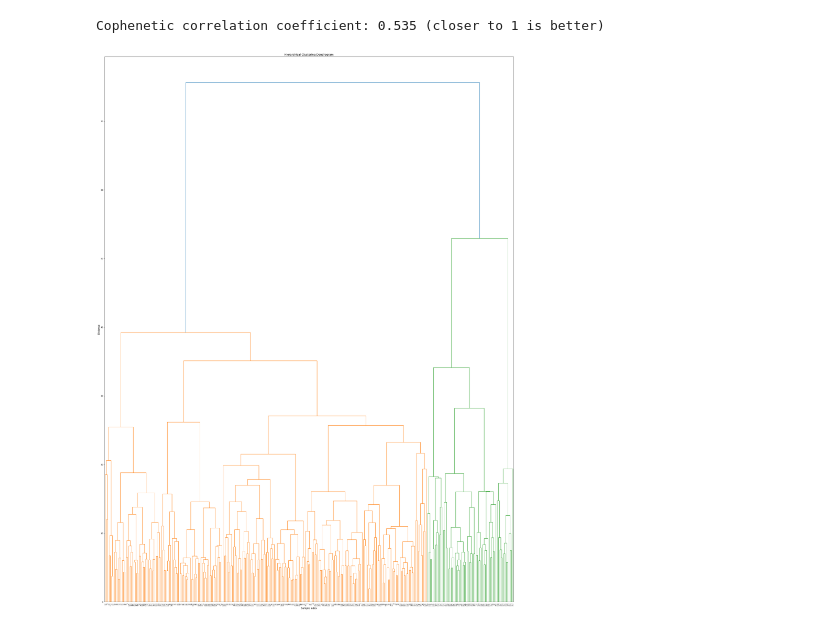
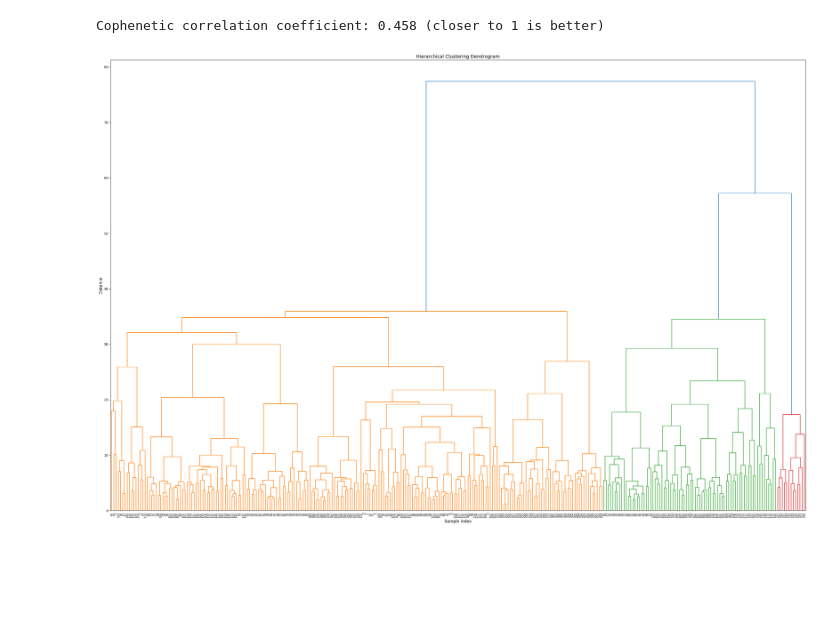
Before and after one commit to MrMustii/CDA_Case2, a Jupyter notebook: explore.ipynb, the cells around one changed output. Drawn from its saved outputs; the diff is of its cells as text; code cells hidden in the pictures; blank space fills up the shorter version.

```diff
--- a/explore.ipynb
+++ b/explore.ipynb
@@ -81,18 +84,12 @@ for col in hr_data.columns:
 # Get the last element of the string in the column "Phase" and "Round" and make it int
 hr_data['Round'] = hr_data['Round'].apply(lambda x: int(x.split('_')[-1]))
 hr_data['Phase'] = hr_data['Phase'].apply(lambda x: int(x[-1]))
-to_drop = ['Round', 'Phase', 'Individual', 'original_ID', 'raw_data_path','Cohort', 'Team_ID']
-hr_data_c = hr_data.copy()
+to_drop = ["Team_ID",'Round', 'Phase', 'original_ID', 'raw_data_path']
 
 hr_data_with_dummies = hr_data.drop(to_drop, axis=1)
 
 # One hot encoding for the string columns
-hr_data_with_dummies = pd.get_dummies(hr_data_with_dummies, columns=[ 'Puzzler'], dtype=np.int8)
-
-hr_data_c = hr_data_c.drop(columns=["raw_data_path","original_ID"], axis=1)
-hr_data_c = hr_data_c.iloc[:, 1:]
-
-hr_data_c = pd.get_dummies(hr_data_c, columns=['Cohort', 'Team_ID'], dtype=np.int8)
+hr_data_with_dummies = pd.get_dummies(hr_data_with_dummies, columns=[ 'Puzzler',"Cohort"], dtype=np.int8)
 # hr_data_with_dummies.info()
 
 # Keep all columns except the first column (participant ID) the raw data path column
@@ -103,11 +100,6 @@ hr_data_with_dummies = hr_data_with_dummies.iloc[:, 1:]
 print("After there are na values in the data: ", hr_data.isna().sum().sum())
 print("After the missing values are in the following columns: ", hr_data.isna().sum()[hr_data.isna().sum() > 0].index.tolist())
 print("After the missing values are in the following rows: ", hr_data[hr_data.isna().sum(axis=1) > 0].index.tolist())
-
-# numpy_data = hr_data_with_dummies.to_numpy()
-
-
-print(hr_data.columns)
 # %% [output]
 There are na values in the data:  9
 The missing values are in the following columns:  ['EDA_TD_P_RT', 'EDA_TD_P_ReT', 'inspired', 'attentive', 'afraid', 'active', 'determined']
@@ -179,18 +237,15 @@ EDA_TD_T_Mean and EDA_TD_T_AUC: 0.994
 TEMP_TD_Mean and TEMP_TD_Max: 0.994
 TEMP_TD_Median and TEMP_TD_Max: 0.992
 # %%
-# Normalize the data
-numpy_data = StandardScaler().fit_transform(numpy_data)
-
 #### Silhouette analysis ####
 cluster_range = range(2, 61)
 results = []
 s_scores = []
 for n_clusters in tqdm.tqdm(cluster_range):
     clusterer = KMeans(n_clusters=n_clusters, random_state=RANDOM)
-    cluster_labels = clusterer.fit_predict(numpy_data)
-    silhouette_avg = silhouette_score(numpy_data, cluster_labels)
-    silhouette_vals = silhouette_samples(numpy_data, cluster_labels)
+    cluster_labels = clusterer.fit_predict(scaled_data)
+    silhouette_avg = silhouette_score(scaled_data, cluster_labels)
+    silhouette_vals = silhouette_samples(scaled_data, cluster_labels)
 
     # Store results
     results.append({
@@ -274,8 +329,7 @@ Choice 1, using the maximum average silhouette: 2 with a value of 0.325635601199
 Choice 2, using the rule that all clusters have average s(i) > overall average:  2
 # %%
 #### Gap statistic ####
-g, u, w_ks = gap_statistic(cluster_range, numpy_data)
-
+g, u, w_ks = gap_statistic(cluster_range, scaled_data)
 s = np.std(np.log(u), axis=1) * np.sqrt(1 + 1 / 20)
 
 # Calculate best_k according to the Gap Statistic criterion
@@ -358,9 +412,9 @@ for i, n_components in enumerate(tqdm.tqdm(n_components_range)):
                               random_state=RANDOM)
 
     # Fit once and use the same model for both metrics
-    gaussMix.fit(numpy_data)
-    BIC[i] = gaussMix.bic(numpy_data)
-    AIC[i] = gaussMix.aic(numpy_data)
+    gaussMix.fit(scaled_data)
+    BIC[i] = gaussMix.bic(scaled_data)
+    AIC[i] = gaussMix.aic(scaled_data)
 
 # Plotting
 plt.figure(figsize=(10, 10))
@@ -390,35 +444,35 @@ Optimal number of components (AIC): 2
 # %%
 #### Hierarchical clustering ####
 
 # Parameters for clustering
 d_sample = 'euclidean'  # Sample distance metric
 d_group = 'ward'  # Linkage method
-N_leafs = numpy_data.shape[0]
+N_leafs = scaled_data.shape[0]
 
 # Perform hierarchical clustering
-Z = linkage(numpy_data, method=d_group, metric=d_sample, optimal_ordering=True)
+Z = linkage(scaled_data, method=d_group, metric=d_sample, optimal_ordering=True)
 
 # Calculate cophenetic correlation coefficient to evaluate clustering quality
-c, coph_dists = cophenet(Z, pdist(numpy_data, metric=d_sample))
+c, coph_dists = cophenet(Z, pdist(scaled_data, metric=d_sample))
 print(f"Cophenetic correlation coefficient: {c:.3f} (closer to 1 is better)")
 
 # Plot full dendrogram
-plt.figure(figsize=(30, 40))
+plt.figure(figsize=(30, 20))
 plt.title('Hierarchical Clustering Dendrogram', fontsize=14)
 plt.xlabel('Sample index', fontsize=12)
 plt.ylabel('Distance', fontsize=12)
 dendrogram(
     Z,
     leaf_rotation=90.,
     leaf_font_size=8.,
     truncate_mode='lastp',
     p=N_leafs,
 )
 plt.tight_layout()
 plt.show()
 # %% [output]
-Cophenetic correlation coefficient: 0.535 (closer to 1 is better)
+Cophenetic correlation coefficient: 0.458 (closer to 1 is better)
-[figure, old version]
+[figure, new version]
 # %%
 ####  Self-Organizing Maps ####
 # Define SOM parameters
```
Also changed, not shown: parts of 14 cells of this notebook.
